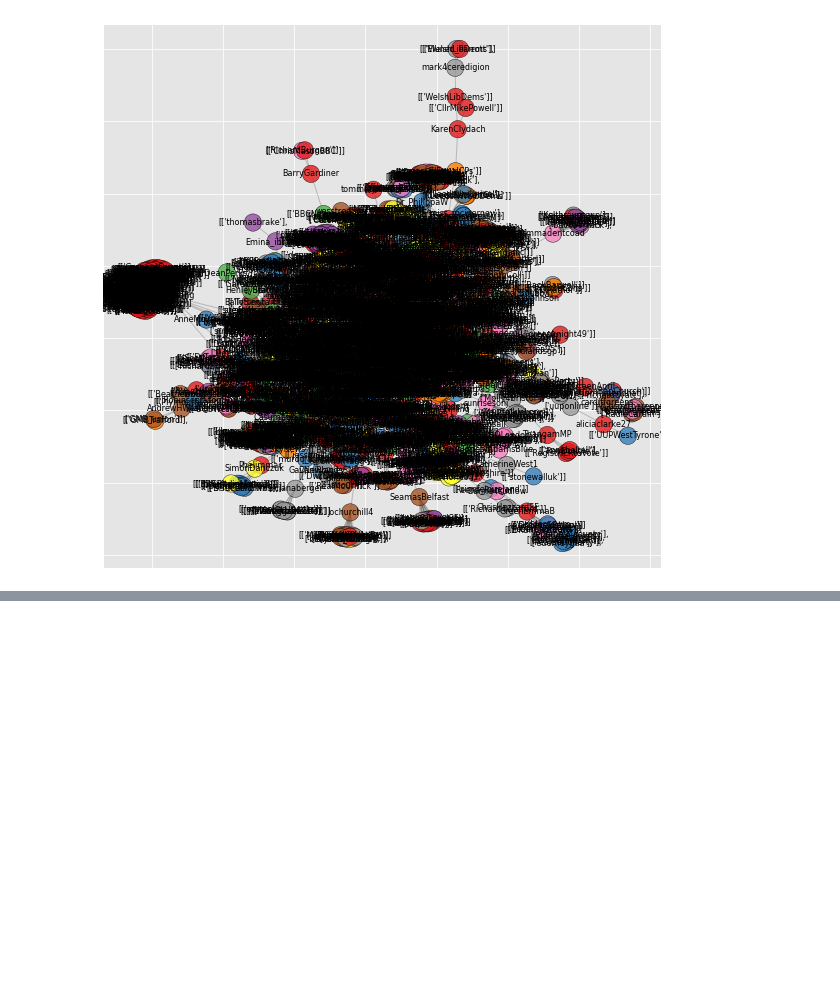
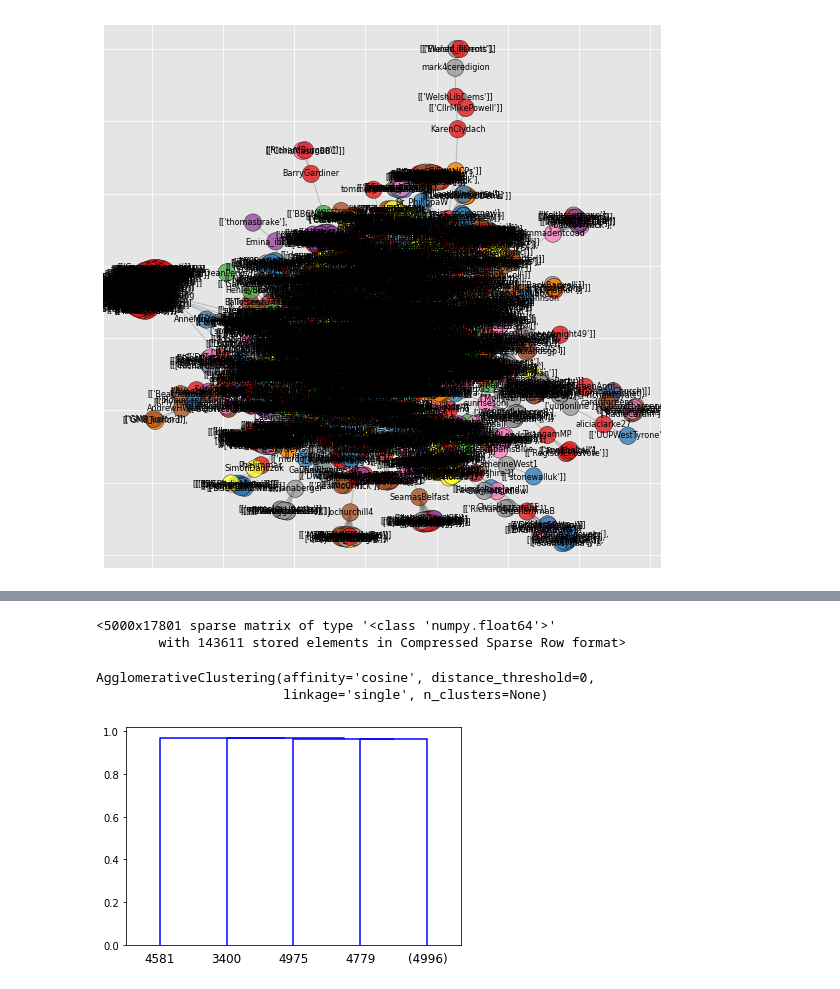
Before and after one commit to ab17254/dissertation, a Jupyter notebook: analysis.ipynb, the cells around one changed output, grey strips where cells are left out. Drawn from its saved outputs; the diff is of its cells as text; code cells hidden in the pictures; blank space fills up the shorter version.

Commit message:
Started similarity analysis and cluster hierarchal analysis

```diff
--- a/analysis.ipynb
+++ b/analysis.ipynb
@@ -214,0 +286,5 @@ combined.to_csv('nodes.csv')
+# %%
+res = sorted(range(len(similarity_index)), key = lambda sub: similarity_index[sub])[-n:]
+
+# printing result
+print("Indices list of max N elements is : " + str(res))
@@ -214,0 +293,4 @@ combined.to_csv('nodes.csv')
+# %%
+for i in res:
+    print(pol_df['quotedTweet_content'][i], i)
+    print('\n')
@@ -214,0 +314,41 @@ combined.to_csv('nodes.csv')
+# %%
+tfidf_matrix
+# %% [output]
+<5000x17801 sparse matrix of type '<class 'numpy.float64'>'
+        with 143611 stored elements in Compressed Sparse Row format>
+# %%
+from sklearn.cluster import AgglomerativeClustering
+
+cluster = AgglomerativeClustering(affinity='cosine', linkage='single', distance_threshold=0, n_clusters=None).fit(tfidf_matrix.toarray())
+# %%
+cluster
+# %% [output]
+AgglomerativeClustering(affinity='cosine', distance_threshold=0,
+                        linkage='single', n_clusters=None)
+# %%
+from scipy.cluster.hierarchy import dendrogram, linkage, fcluster
+def plot_dendrogram(model, **kwargs):
+    # Create linkage matrix and then plot the dendrogram
+
+    # create the counts of samples under each node
+    counts = np.zeros(model.children_.shape[0])
+    n_samples = len(model.labels_)
+    for i, merge in enumerate(model.children_):
+        current_count = 0
+        for child_idx in merge:
+            if child_idx < n_samples:
+                current_count += 1  # leaf node
+            else:
+                current_count += counts[child_idx - n_samples]
+        counts[i] = current_count
+
+    linkage_matrix = np.column_stack([model.children_, model.distances_,
+                                      counts]).astype(float)
+
+    # Plot the corresponding dendrogram
+    dendrogram(linkage_matrix, **kwargs)
+# %%
+plot_dendrogram(cluster, truncate_mode='level', p=3)
+plt.show()
+# %% [output]
+[figure, added]
```
Also changed, not shown: parts of 31 cells of this notebook.
